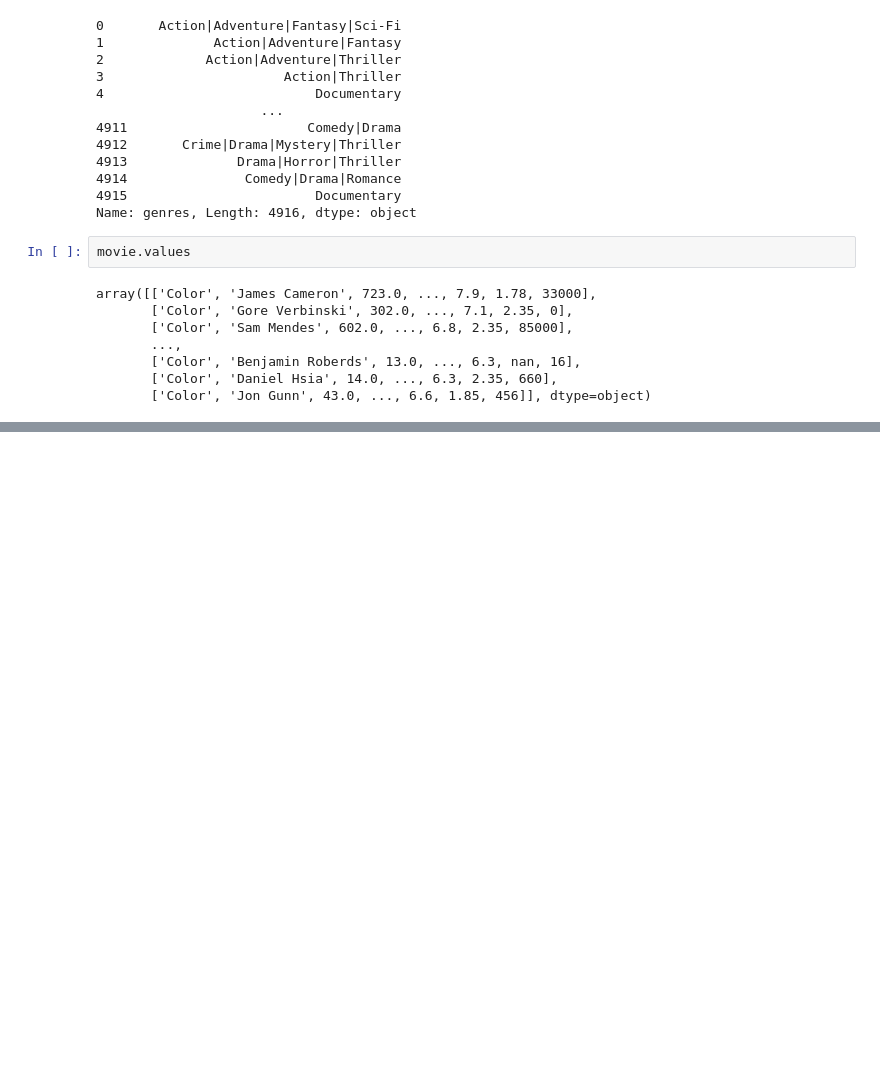
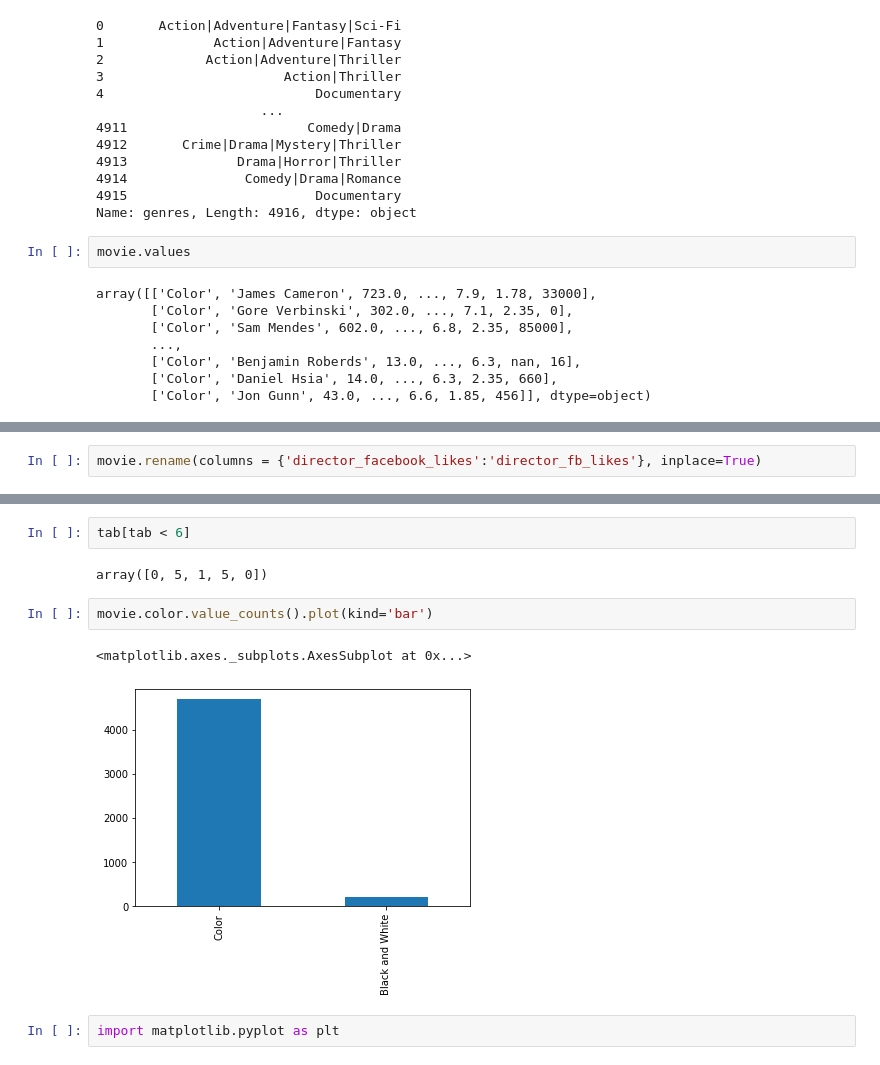
Before and after one commit to kevindegila/data-analyst, a Jupyter notebook: 03_Manipulation_des_donnees_avec_Pandas.ipynb, the cells around one changed output, grey strips where cells are left out. Cells and saved outputs as stored; diff of their text form; blank space fills up the shorter version.

```diff
--- a/03_Manipulation_des_donnees_avec_Pandas.ipynb
+++ b/03_Manipulation_des_donnees_avec_Pandas.ipynb
@@ -411,0 +531,2 @@ array([['Color', 'James Cameron', 723.0, ..., 7.9, 1.78, 33000],
+# %%
+movie.rename(columns = {'director_facebook_likes':'director_fb_likes'}, inplace=True)
@@ -411,0 +966,11 @@ array([['Color', 'James Cameron', 723.0, ..., 7.9, 1.78, 33000],
+# %%
+tab[tab < 6]
+# %% [output]
+array([0, 5, 1, 5, 0])
+# %%
+movie.color.value_counts().plot(kind='bar')
+# %% [output]
+<matplotlib.axes._subplots.AxesSubplot at 0x...>
+[figure, added]
+# %%
+import matplotlib.pyplot as plt
```
Also changed, not shown: parts of 68 cells of this notebook.
